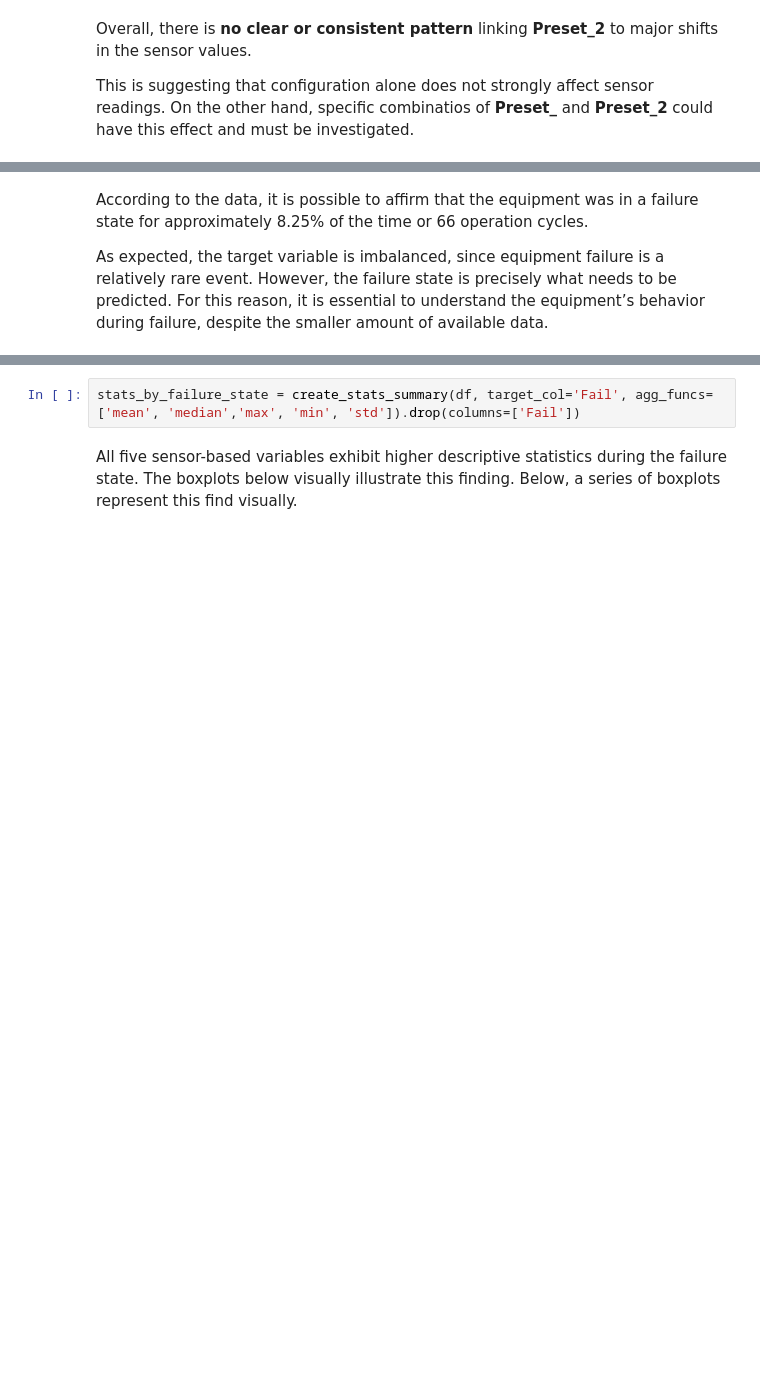
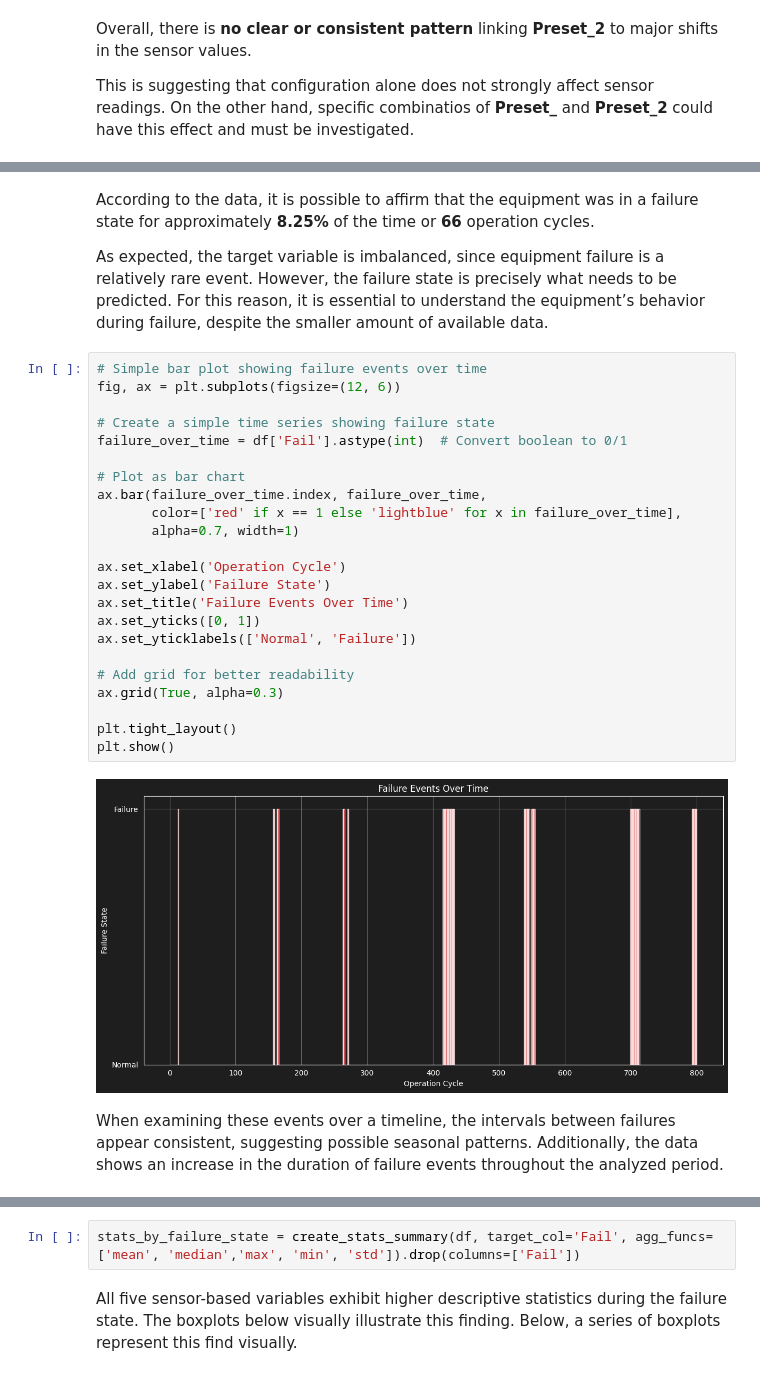
Before and after one commit to jackson-simionato/fpso-equipment-monitoring, a Jupyter notebook: notebooks/01_eda_exploration.ipynb, the cells around one changed output, grey strips where cells are left out. Drawn from its saved outputs; the diff is of its cells as text; blank space fills up the shorter version.

```diff
--- a/notebooks/01_eda_exploration.ipynb
+++ b/notebooks/01_eda_exploration.ipynb
@@ -330,5 +481,32 @@ fig = DataPlotter(figsize=(8,5)).plot_histogram(df, 'Fail')
 # %% [markdown]
-According to the data, it is possible to affirm that the equipment was in a failure state for approximately 8.25% of the time or 66 operation cycles.
+According to the data, it is possible to affirm that the equipment was in a failure state for approximately **8.25%** of the time or **66** operation cycles.
 
 As expected, the target variable is imbalanced, since equipment failure is a relatively rare event. However, the failure state is precisely what needs to be predicted. For this reason, it is essential to understand the equipment’s behavior during failure, despite the smaller amount of available data.
+# %%
+# Simple bar plot showing failure events over time
+fig, ax = plt.subplots(figsize=(12, 6))
+
+# Create a simple time series showing failure state
+failure_over_time = df['Fail'].astype(int)  # Convert boolean to 0/1
+
+# Plot as bar chart
+ax.bar(failure_over_time.index, failure_over_time,
+       color=['red' if x == 1 else 'lightblue' for x in failure_over_time],
+       alpha=0.7, width=1)
+
+ax.set_xlabel('Operation Cycle')
+ax.set_ylabel('Failure State')
+ax.set_title('Failure Events Over Time')
+ax.set_yticks([0, 1])
+ax.set_yticklabels(['Normal', 'Failure'])
+
+# Add grid for better readability
+ax.grid(True, alpha=0.3)
+
+plt.tight_layout()
+plt.show()
+# %% [output]
+[figure, added]
+# %% [markdown]
+When examining these events over a timeline, the intervals between failures appear consistent, suggesting possible seasonal patterns. Additionally, the data shows an increase in the duration of failure events throughout the analyzed period.
 # %% [markdown]
```
Also changed, not shown: parts of 69 cells of this notebook.
